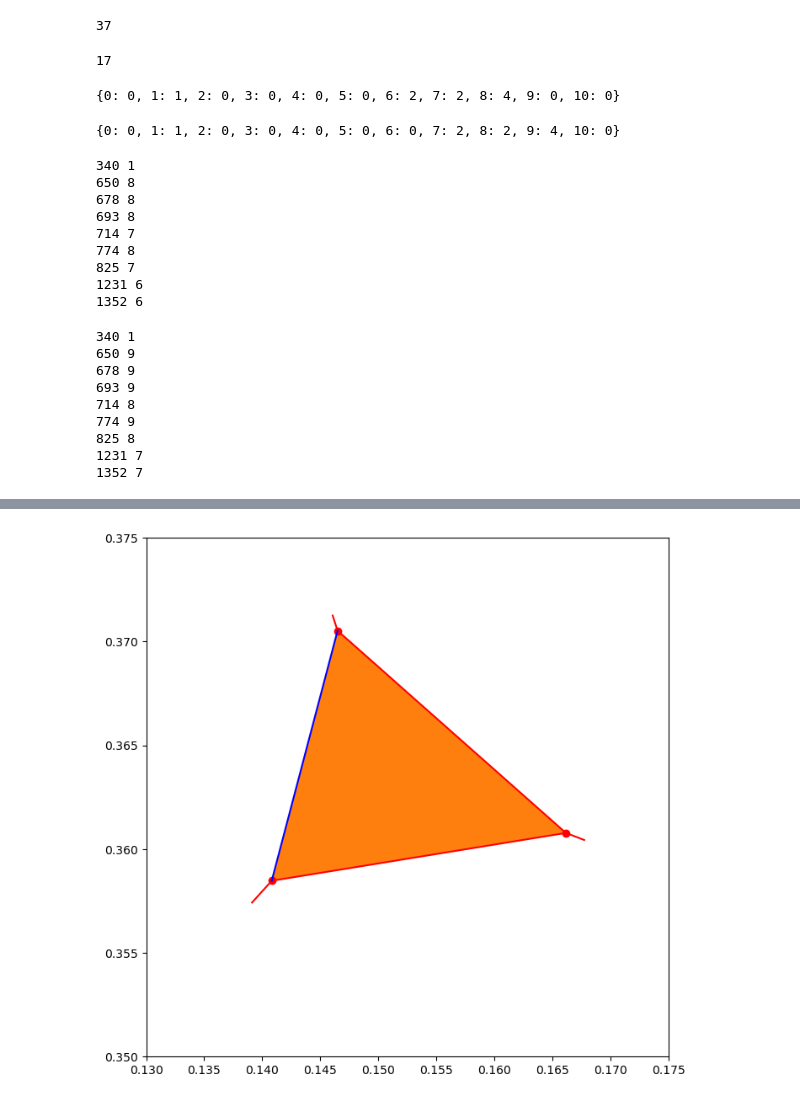
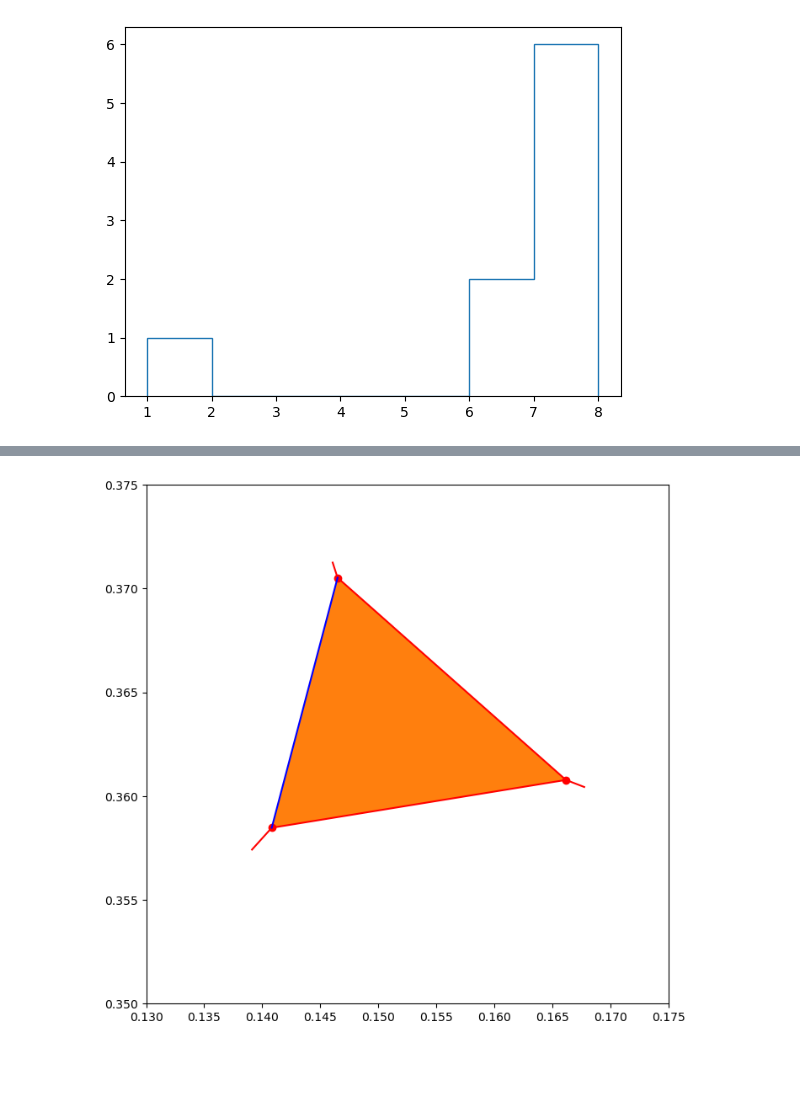
Before and after one commit to PRISBteam/Voronoi_PCC_Analyser, a Jupyter notebook: Three_sided_examples.ipynb, the cells around one changed output, grey strips where cells are left out. Cells and saved outputs as stored; diff of their text form; code cells hidden in the pictures; blank space fills up the shorter version.

```diff
--- a/Three_sided_examples.ipynb
+++ b/Three_sided_examples.ipynb
@@ -46,49 +46,11 @@ for edge_id in edges:
         spec_edges.append(edge_id)
     else:
         non_spec_edges.append(edge_id)
-# %%
-len(spec_edges)
-# %% [output]
-37
-# %%
-len(non_spec_edges)
-# %% [output]
-17
-# %%
-c.get_three_sided_distribution()
-# %% [output]
-{0: 0, 1: 1, 2: 0, 3: 0, 4: 0, 5: 0, 6: 2, 7: 2, 8: 4, 9: 0, 10: 0}
-# %%
-c.get_three_sided_distribution()
-# %% [output]
-{0: 0, 1: 1, 2: 0, 3: 0, 4: 0, 5: 0, 6: 0, 7: 2, 8: 2, 9: 4, 10: 0}
 # %%
 types = []
 for face in c._three_sided_grains.values():
-    print(face.id, face.three_sided_type)
     types.append(face.three_sided_type)
+plt.hist(types, histtype='step', bins=7)
+plt.show()
 # %% [output]
-340 1
-650 8
-678 8
-693 8
-714 7
-774 8
-825 7
-1231 6
-1352 6
+[figure, added]
-# %%
-types = []
-for face in c._three_sided_grains.values():
-    print(face.id, face.three_sided_type)
-    types.append(face.three_sided_type)
-# %% [output]
-340 1
-650 9
-678 9
-693 9
-714 8
-774 9
-825 8
-1231 7
-1352 7
```
Also changed, not shown: parts of 29 cells of this notebook, 1 other file.
